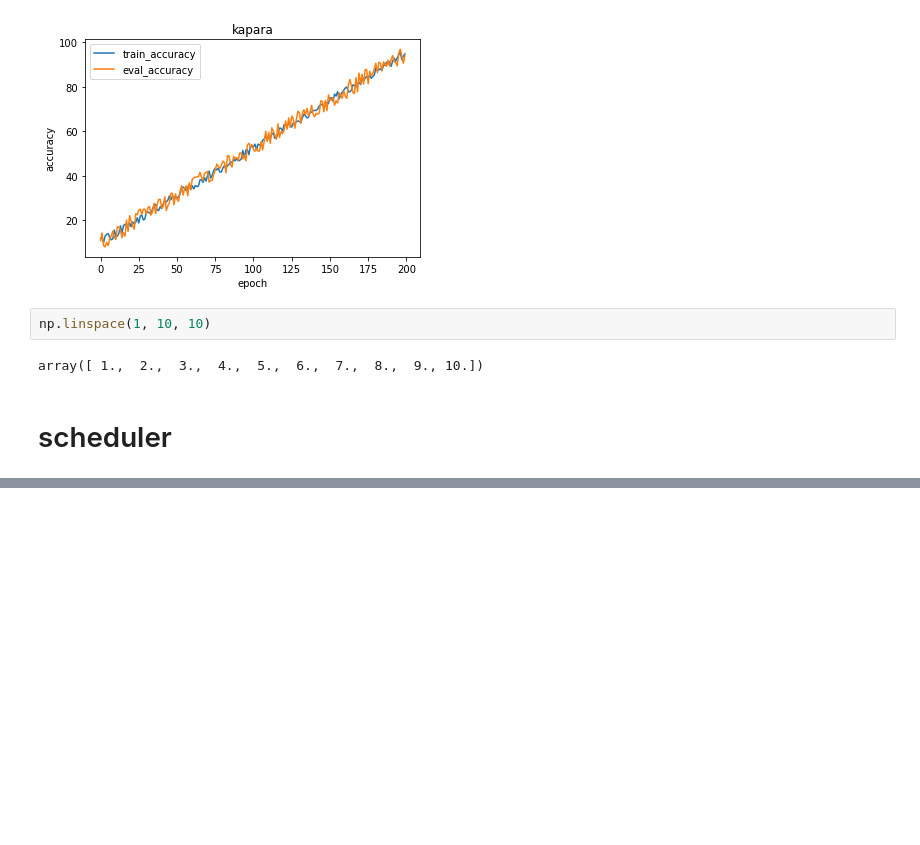
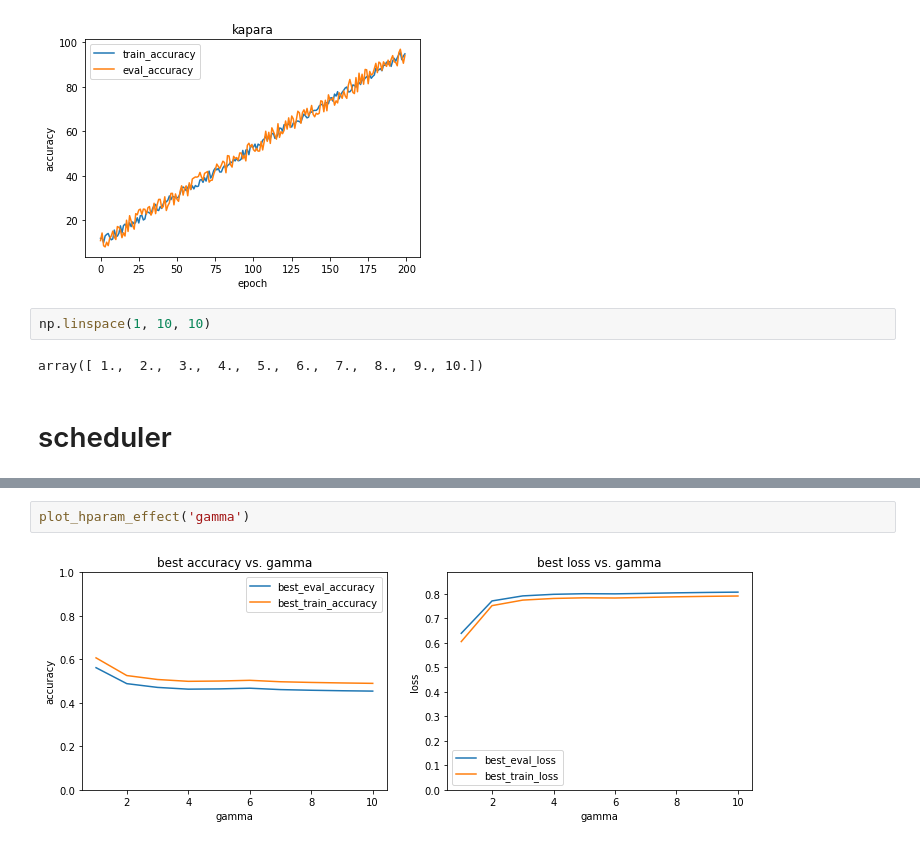
Before and after one commit to eldarab/SPLM, a Jupyter notebook: experiments/results/visualize_results.ipynb, the cells around one changed output, grey strips where cells are left out. Saved outputs shown, nothing was run; the diff lists cells and outputs as text; blank space fills up the shorter version.

```diff
--- a/experiments/results/visualize_results.ipynb
+++ b/experiments/results/visualize_results.ipynb
@@ -167,0 +206,4 @@ array([20., 30., 40., 50., 60., 70., 80., 90.])
+# %%
+plot_hparam_effect('gamma')
+# %% [output]
+[figure, added]
```
Also changed, not shown: parts of 8 cells of this notebook, 2 other files.
